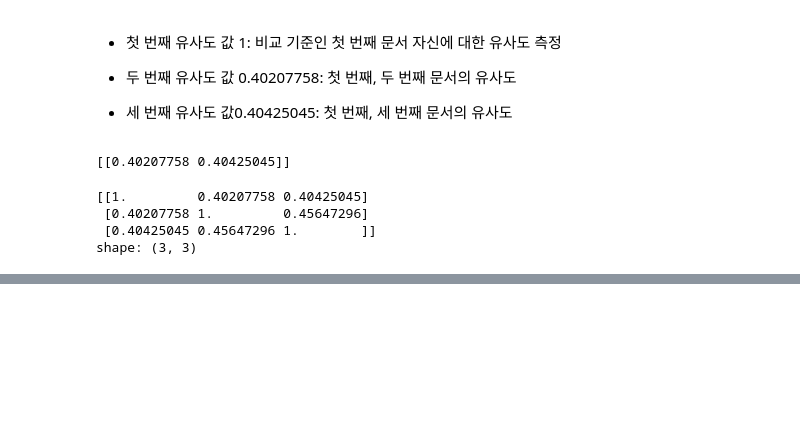
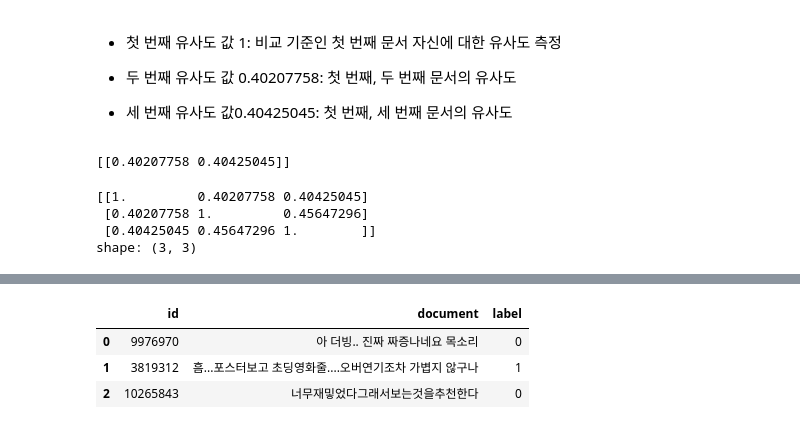
Before and after one commit to oooinr4018-web/-1, a Jupyter notebook: ESAA과제_0911의_사본의_사본.ipynb, the cells around one changed output, grey strips where cells are left out. Drawn from its saved outputs; the diff is of its cells as text; code cells hidden in the pictures; blank space fills up the shorter version.

```diff
--- a/ESAA과제_0911의_사본의_사본.ipynb
+++ b/ESAA과제_0911의_사본의_사본.ipynb
@@ -277,0 +519,13 @@ shape: (3, 3)
+# %%
+# ratings_train.txt 파일 DataFrame으로 로딩
+# Ratings_train.txt 파일은 탭(\n)으로 칼럼 분리되어있음. -> sep 파라미터 '\t'
+# 한글 문서 DatFrame 로딩 시, 인코딩 이슈 발생 가능성 -> encoding cp949로 설정
+import pandas as pd
+
+train_df=pd.read_csv('ratings_train.txt', sep='\t', encoding='utf-8')
+train_df.head(3)
+# %% [output]
+|  | id | document | label |
+| 0 | 9976970 | 아 더빙.. 진짜 짜증나네요 목소리 | 0 |
+| 1 | 3819312 | 흠...포스터보고 초딩영화줄....오버연기조차 가볍지 않구나 | 1 |
+| 2 | 10265843 | 너무재밓었다그래서보는것을추천한다 | 0 |
```
Also changed, not shown: parts of 26 cells of this notebook.
